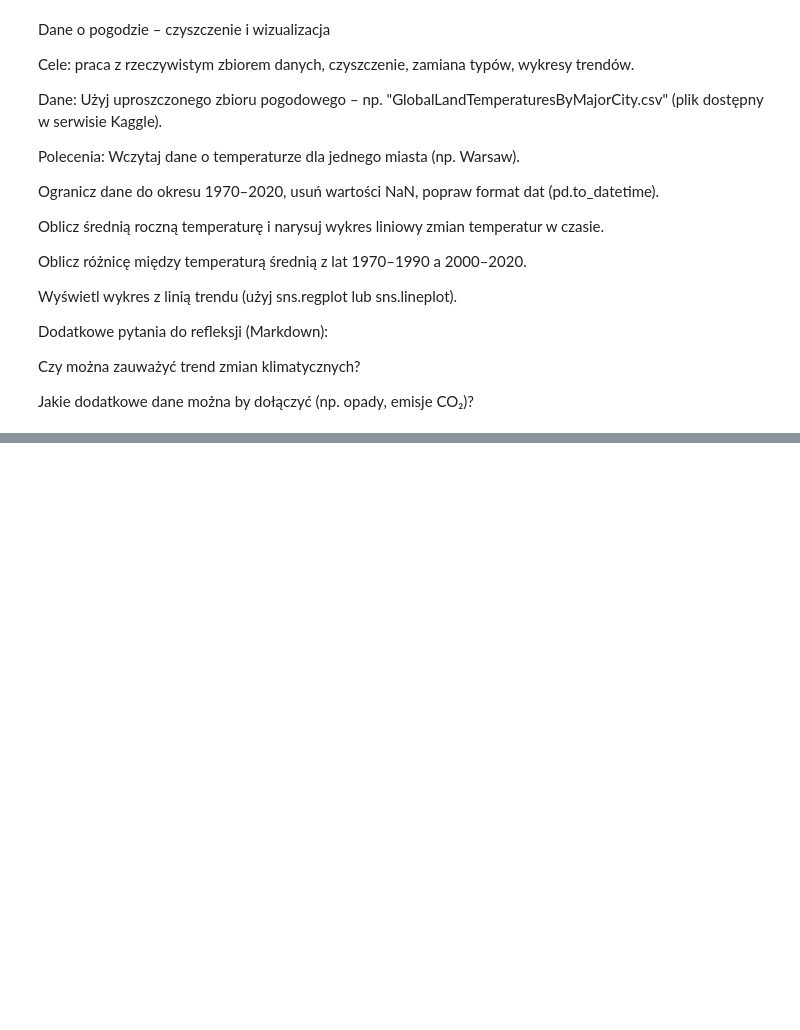
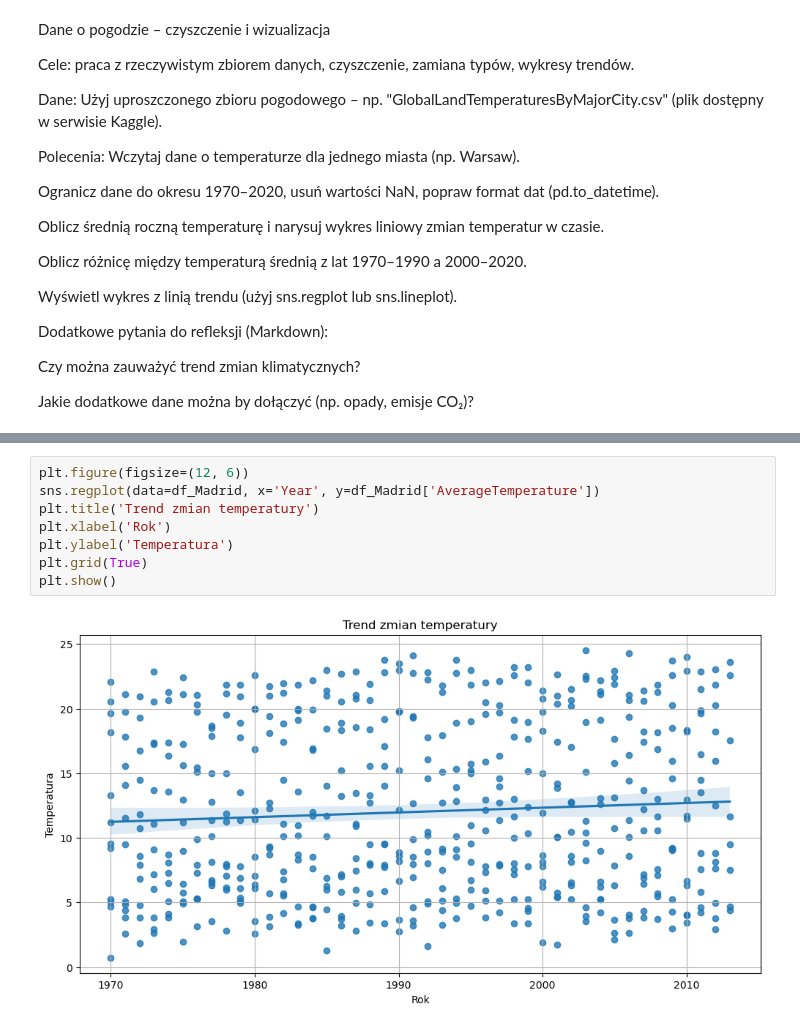
Before and after one commit to Eruverio95/DataScience, a Jupyter notebook: Lab2/Lab_2_Zad_2.ipynb, the cells around one changed output, grey strips where cells are left out. Saved outputs shown, nothing was run; the diff lists cells and outputs as text; blank space fills up the shorter version.

```diff
--- a/Lab2/Lab_2_Zad_2.ipynb
+++ b/Lab2/Lab_2_Zad_2.ipynb
@@ -53,0 +101,10 @@ print(df_Madrid.head())
+# %%
+plt.figure(figsize=(12, 6))
+sns.regplot(data=df_Madrid, x='Year', y=df_Madrid['AverageTemperature'])
+plt.title('Trend zmian temperatury')
+plt.xlabel('Rok')
+plt.ylabel('Temperatura')
+plt.grid(True)
+plt.show()
+# %% [output]
+[figure, added]
```
Also changed, not shown: parts of 6 cells of this notebook.
